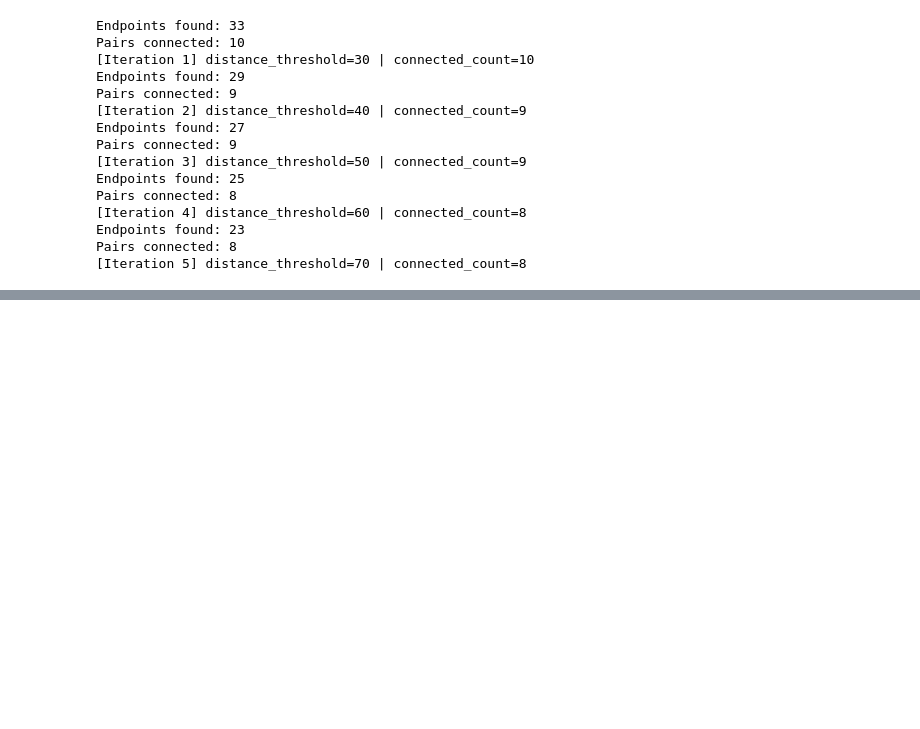
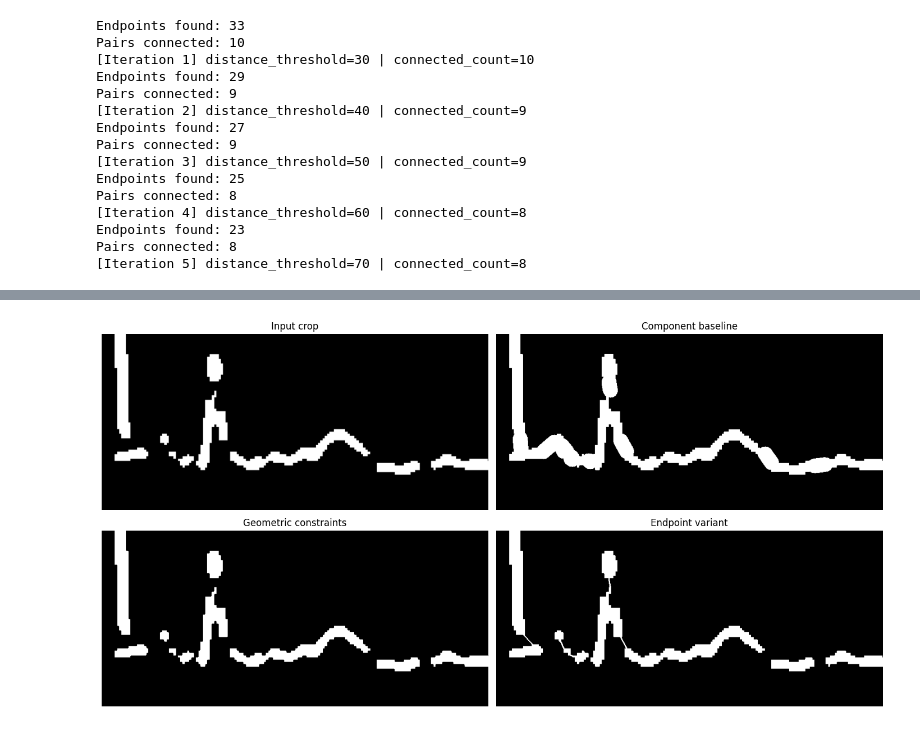
Before and after one commit to niccChen/digitize-ekg, a Jupyter notebook: signal_fixing.ipynb, the cells around one changed output, grey strips where cells are left out. Cells and saved outputs as stored; diff of their text form; code cells hidden in the pictures; blank space fills up the shorter version.

Commit message:
Present ECG reconstruction with reproducible notebook and visual demo

```diff
--- a/signal_fixing.ipynb
+++ b/signal_fixing.ipynb
@@ -9,0 +9,16 @@ import networkx as nx
+# %%
+from pathlib import Path
+import cv2
+import numpy as np
+import math
+from skimage.morphology import skeletonize
+from skimage.measure import label, regionprops
+
+ROOT = Path.cwd()
+INPUT_IMAGE = ROOT / "result" / "example.png"
+OUTPUT_DIR = ROOT / "outputs" / "signal-fixing"
+if not INPUT_IMAGE.exists():
+    raise FileNotFoundError("Start Jupyter from the repository root so result/example.png is available.")
+OUTPUT_DIR.mkdir(parents=True, exist_ok=True)
+print(f"Input: {INPUT_IMAGE.relative_to(ROOT)}")
+print(f"Outputs: {OUTPUT_DIR.relative_to(ROOT)}")
@@ -651,0 +688,18 @@ Pairs connected: 8
+# %%
+import matplotlib.pyplot as plt
+
+panels = [
+    (INPUT_IMAGE, "Input crop"),
+    (OUTPUT_DIR / "component-bridged.png", "Component baseline"),
+    (OUTPUT_DIR / "constrained-bridged.png", "Geometric constraints"),
+    (OUTPUT_DIR / "endpoint-bridged.png", "Endpoint variant"),
+]
+fig, axes = plt.subplots(2, 2, figsize=(14, 7), constrained_layout=True)
+for ax, (path, title) in zip(axes.ravel(), panels):
+    image = cv2.imread(str(path), cv2.IMREAD_GRAYSCALE)
+    ax.imshow(image, cmap="gray", vmin=0, vmax=255)
+    ax.set_title(title)
+    ax.axis("off")
+plt.show()
+# %% [output]
+[figure, added]
```
Also changed, not shown: parts of 12 cells of this notebook, 31 other files.
